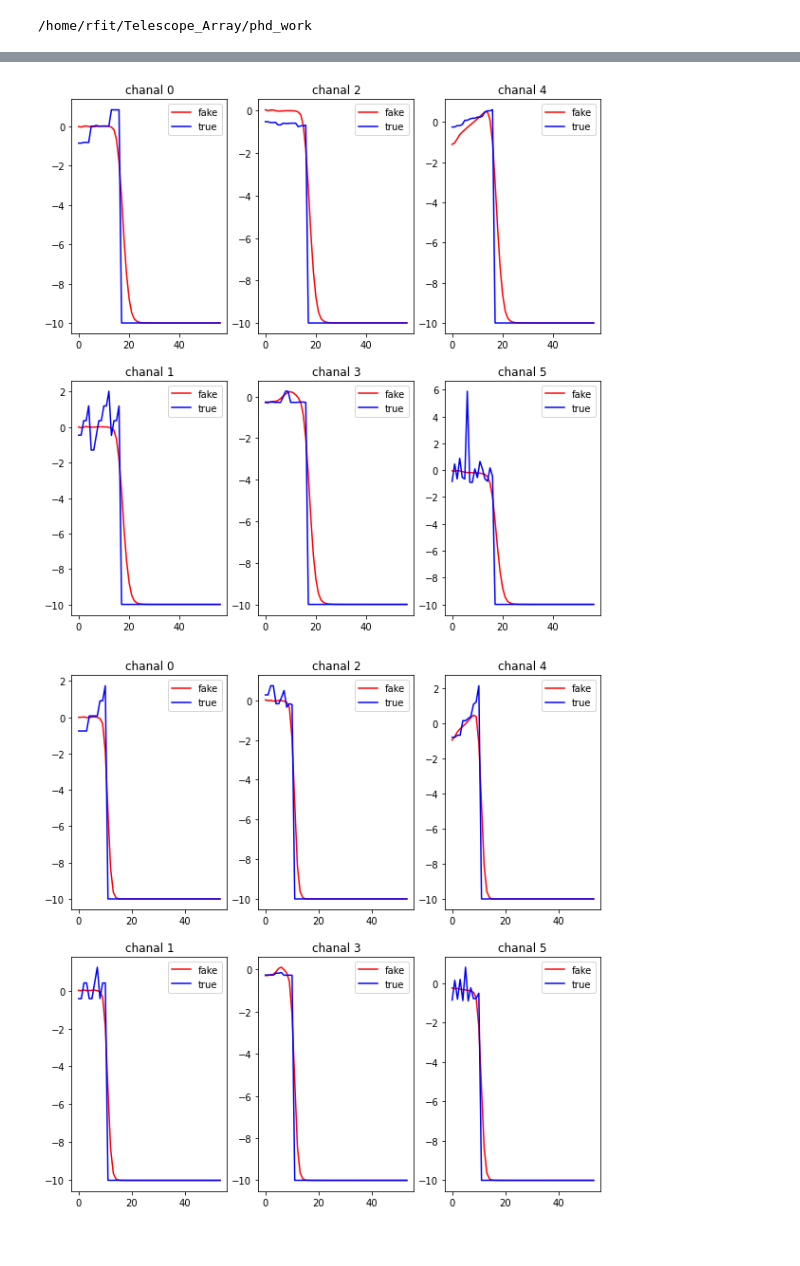
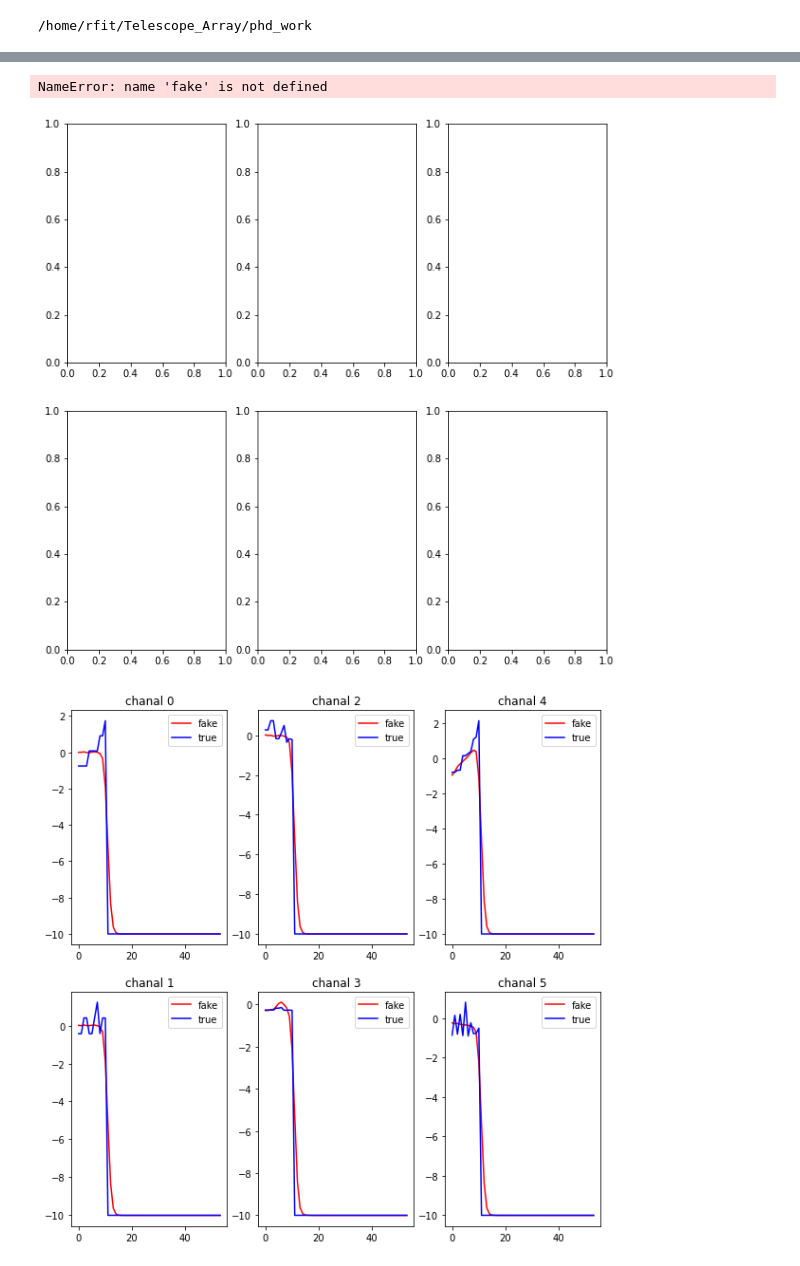
Before and after one commit to fitagdinov/Telescope_Array, a Jupyter notebook: phd_work/Notebooks/VAE_v1.ipynb, the cells around one changed output, grey strips where cells are left out. Saved outputs shown, nothing was run; the diff lists cells and outputs as text; code cells hidden in the pictures.

```diff
--- a/phd_work/Notebooks/VAE_v1.ipynb
+++ b/phd_work/Notebooks/VAE_v1.ipynb
@@ -524,15 +527,16 @@ torch.Size([4, 54, 6])
 # %%
 import matplotlib.pyplot as plt
 fig, axs = plt.subplots(2,3, figsize = (10,10))
 for i in range(6):
     row = i%2
     col = i//2
-    axs[row][col].plot(fake.detach().numpy()[0,:,i], 'r')
+    axs[row][col].plot(fake.detach().numpy()[0,:,i], 'r+')
     axs[row][col].plot(data.detach().numpy()[0,:,i], 'b')
     axs[row][col].legend(['fake', 'true'])
     axs[row][col].set_title(f'chanal {i}')
 # %% [output]
+NameError: name 'fake' is not defined
-[figure, old version]
+[figure, new version]
 # %%
 def show_pred(data, fake):
     '''
```
Also changed, not shown: parts of 9 cells of this notebook, 6 other files.
